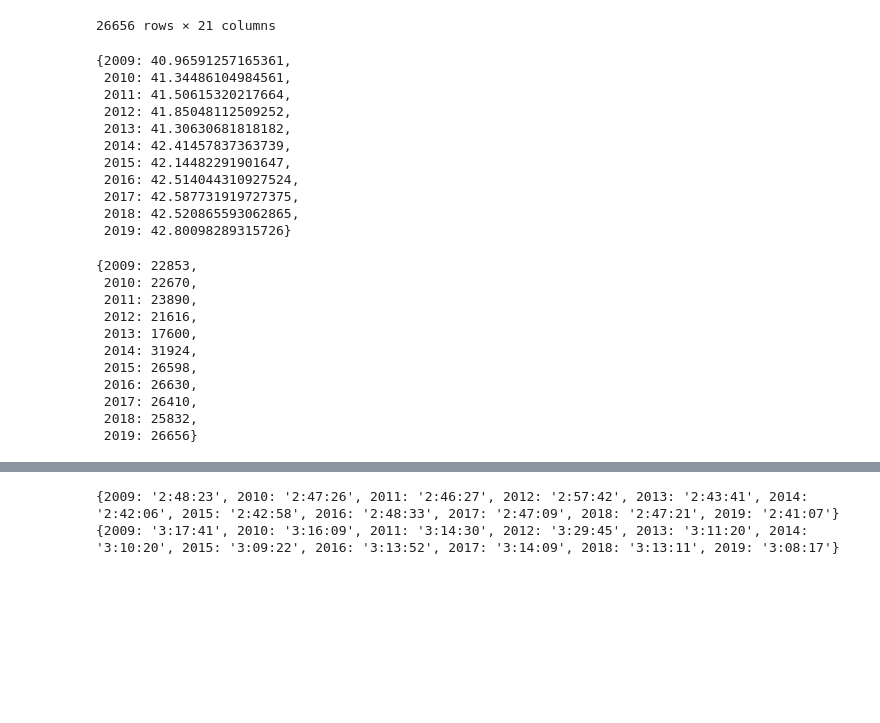
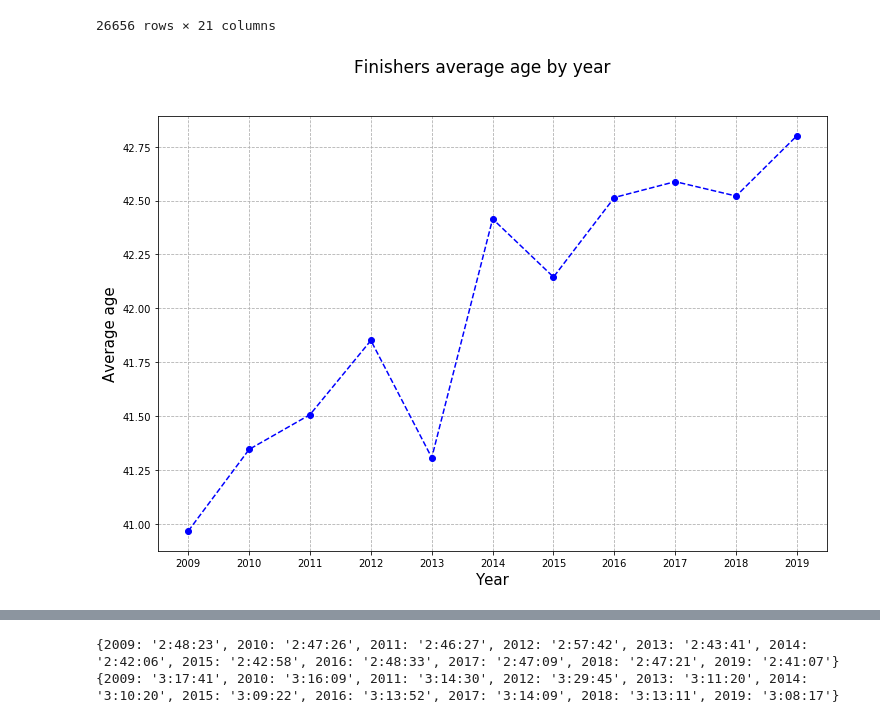
Before and after one commit to tadeq/Boston-marathon-data-analysis, a Jupyter notebook: data_analysis.ipynb, the cells around one changed output, grey strips where cells are left out. Drawn from its saved outputs; the diff is of its cells as text; code cells hidden in the pictures; blank space fills up the shorter version.

Commit message:
add first basic charts

```diff
--- a/data_analysis.ipynb
+++ b/data_analysis.ipynb
@@ -20,33 +20,17 @@ results_by_year[2019]
 | 26654 | 23937 | Smith, Denise | 51 | F | Fort Collins | CO | USA | 0:39:09 | 1:22:06 | 2:11:38 | ... | ... |
 | 26655 | 23958 | Reilly, Bill | 66 | M | Kew Gardens | NY | USA | - | 1:20:44 | 2:20:03 | ... | ... |
 26656 rows × 21 columns
-# %%
-mean_ages = {year : results['Age'].mean() for year, results in results_by_year.items()}
-mean_ages
-# %% [output]
-{2009: 40.96591257165361,
- 2010: 41.34486104984561,
- 2011: 41.50615320217664,
- 2012: 41.85048112509252,
- 2013: 41.30630681818182,
- 2014: 42.41457837363739,
- 2015: 42.14482291901647,
- 2016: 42.514044310927524,
- 2017: 42.587731919727375,
- 2018: 42.520865593062865,
- 2019: 42.80098289315726}
-# %%
-participants_number = {year : len(results) for year, results in results_by_year.items()}
-participants_number
-# %% [output]
-{2009: 22853,
- 2010: 22670,
- 2011: 23890,
- 2012: 21616,
- 2013: 17600,
- 2014: 31924,
- 2015: 26598,
- 2016: 26630,
- 2017: 26410,
- 2018: 25832,
- 2019: 26656}
+# %%
+mean_ages = {year : results['Age'].mean() for year, results in results_by_year.items()}
+fig, ax = plt.subplots()
+fig.set_size_inches(12,8)
+fig.suptitle('Finishers average age by year', fontsize=17)
+ax.plot(list(mean_ages.keys()), list(mean_ages.values()), linestyle='--', marker='o', color='b')
+ax.set_xlabel('Year', fontsize=15)
+ax.set_ylabel('Average age', fontsize=15)
+ax.set_xticks(list(mean_ages.keys()))
+ax.set_xticklabels(list(mean_ages.keys()))
+plt.grid(linestyle='--')
+plt.show()
+# %% [output]
+[figure, added]
```
Also changed, not shown: parts of 7 cells of this notebook.
